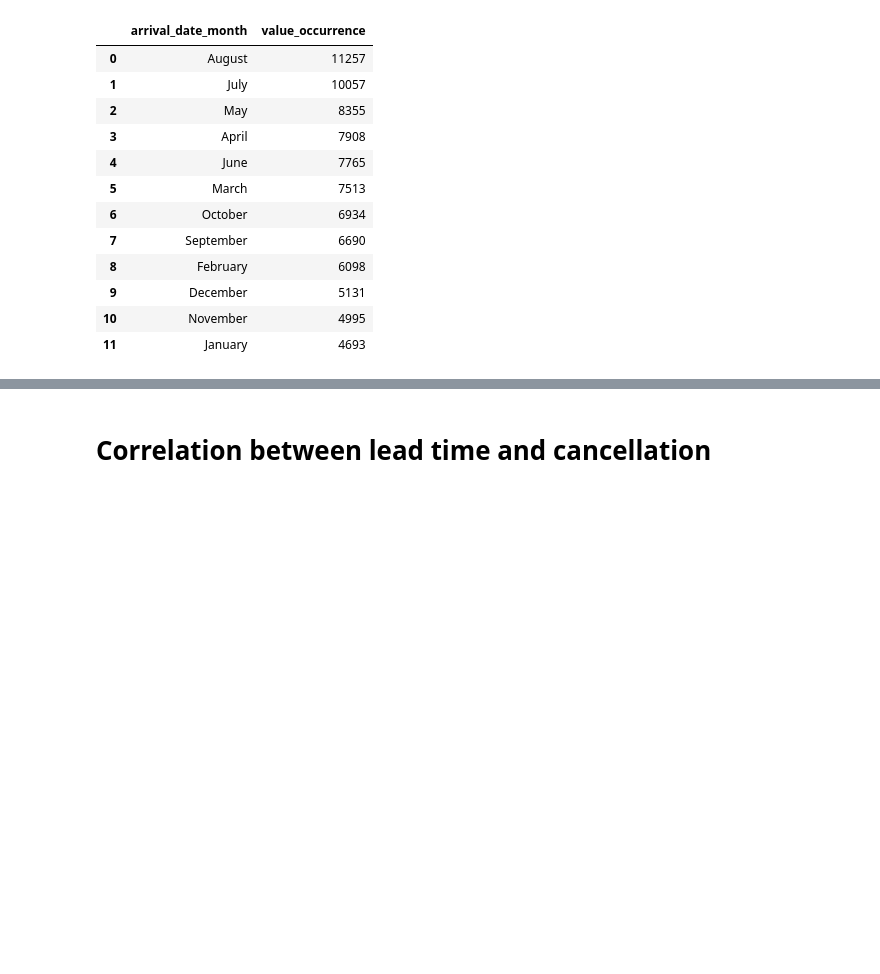
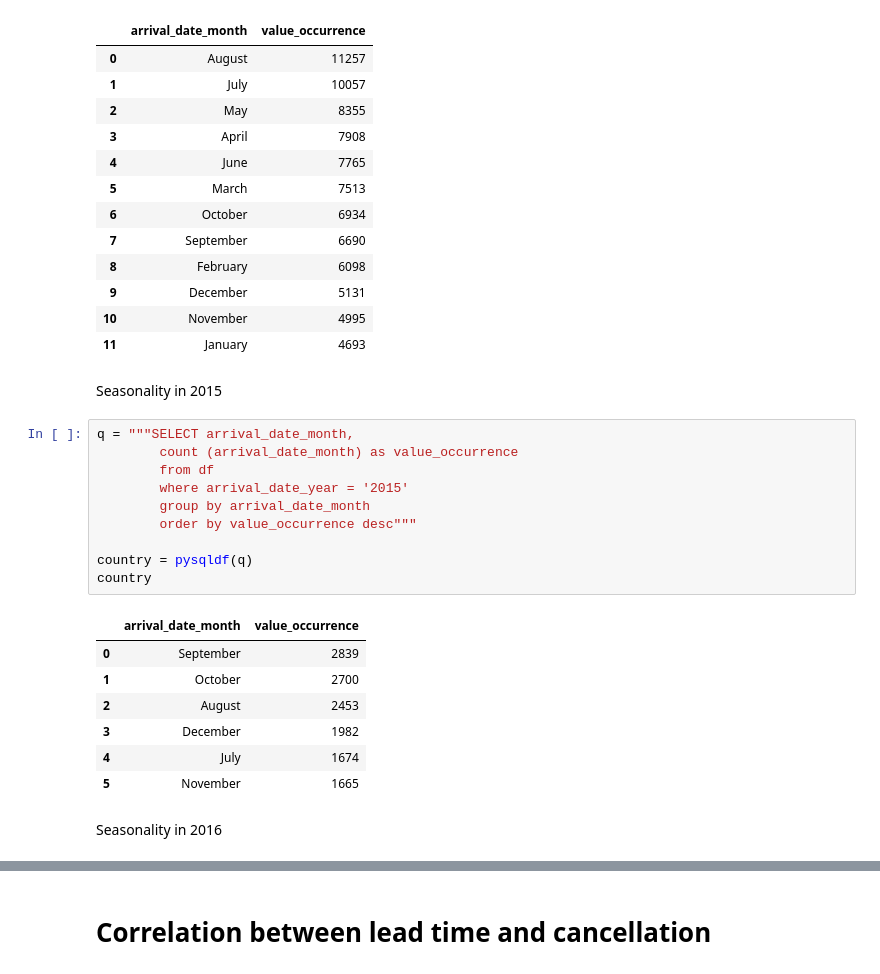
Before and after one commit to youpele52/LimeHome, a Jupyter notebook: code/Exploratory_analysis .ipynb, the cells around one changed output, grey strips where cells are left out. Cells and saved outputs as stored; diff of their text form; blank space fills up the shorter version.

```diff
--- a/code/Exploratory_analysis .ipynb
+++ b/code/Exploratory_analysis .ipynb
@@ -748,3 +748,25 @@ country
 | 9 | December | 5131 |
 | 10 | November | 4995 |
 | 11 | January | 4693 |
+# %% [markdown]
+Seasonality in 2015
+# %%
+q = """SELECT arrival_date_month,
+        count (arrival_date_month) as value_occurrence
+        from df
+        where arrival_date_year = '2015'
+        group by arrival_date_month
+        order by value_occurrence desc"""
+
+country = pysqldf(q)
+country
+# %% [output]
+|  | arrival_date_month | value_occurrence |
+| 0 | September | 2839 |
+| 1 | October | 2700 |
+| 2 | August | 2453 |
+| 3 | December | 1982 |
+| 4 | July | 1674 |
+| 5 | November | 1665 |
+# %% [markdown]
+Seasonality in 2016
```
Also changed, not shown: parts of 3 cells of this notebook, 4 other files.
